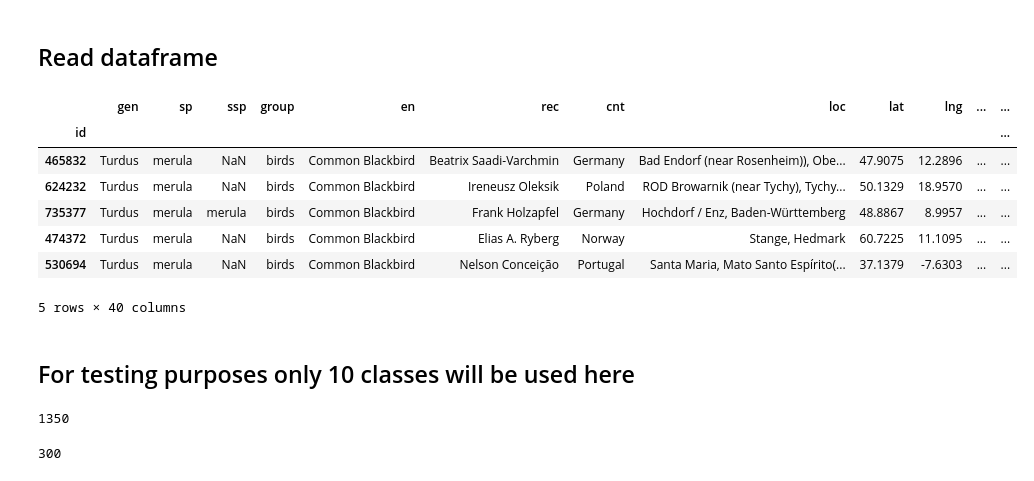
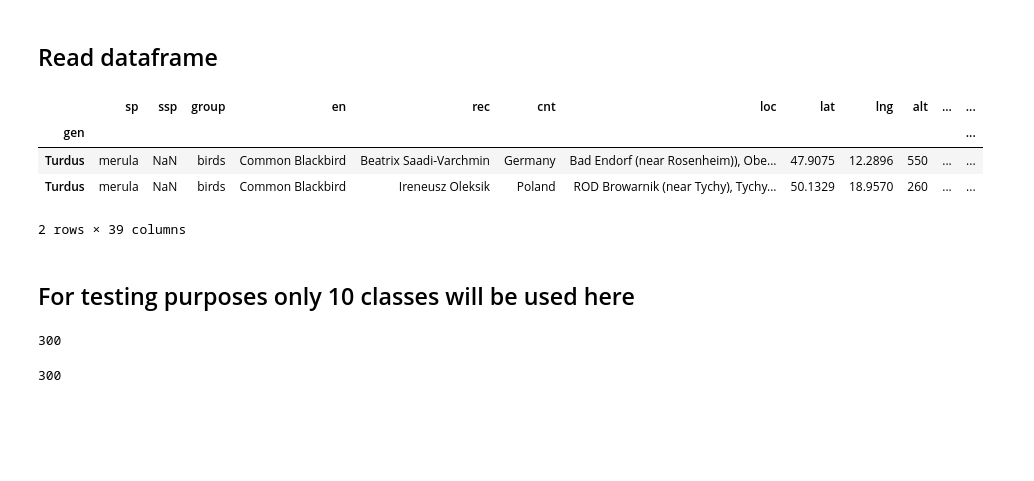
Before and after one commit to lukas-bert/CNN-based-Bird-Audio-Classification, a Jupyter notebook: workflow/notebooks/preprocessing.ipynb, the cells around one changed output. Cells and saved outputs as stored; diff of their text form; code cells hidden in the pictures; blank space fills up the shorter version.

```diff
--- a/workflow/notebooks/preprocessing.ipynb
+++ b/workflow/notebooks/preprocessing.ipynb
@@ -60,24 +74,21 @@ Num GPUs Available:  1
 # %% [markdown]
 ## Read dataframe
 # %%
-df = pd.read_csv(XC_ROOTDIR + 'dataset_test_download.csv', index_col = 0)
-
-df.head()
+df = pd.read_csv(XC_ROOTDIR + 'dataset10.csv', index_col = 0)
+df["fullfilename"] = "../" + df["fullfilename"]
+df.head(2)
 # %% [output]
-|  | gen | sp | ssp | group | en | rec | cnt | loc | lat | lng | ... | ... |
-| id |  |  |  |  |  |  |  |  |  |  |  | ... |
-| 465832 | Turdus | merula | NaN | birds | Common Blackbird | Beatrix Saadi-Varchmin | Germany | Bad Endorf (near Rosenheim)), Obe... | 47.9075 | 12.2896 | ... | ... |
-| 624232 | Turdus | merula | NaN | birds | Common Blackbird | Ireneusz Oleksik | Poland | ROD Browarnik (near Tychy), Tychy... | 50.1329 | 18.9570 | ... | ... |
-| 735377 | Turdus | merula | merula | birds | Common Blackbird | Frank Holzapfel | Germany | Hochdorf / Enz, Baden-Württemberg | 48.8867 | 8.9957 | ... | ... |
-| 474372 | Turdus | merula | NaN | birds | Common Blackbird | Elias A. Ryberg | Norway | Stange, Hedmark | 60.7225 | 11.1095 | ... | ... |
-| 530694 | Turdus | merula | NaN | birds | Common Blackbird | Nelson Conceição | Portugal | Santa Maria, Mato Santo Espírito(... | 37.1379 | -7.6303 | ... | ... |
+|  | sp | ssp | group | en | rec | cnt | loc | lat | lng | alt | ... | ... |
+| gen |  |  |  |  |  |  |  |  |  |  |  | ... |
+| Turdus | merula | NaN | birds | Common Blackbird | Beatrix Saadi-Varchmin | Germany | Bad Endorf (near Rosenheim)), Obe... | 47.9075 | 12.2896 | 550 | ... | ... |
+| Turdus | merula | NaN | birds | Common Blackbird | Ireneusz Oleksik | Poland | ROD Browarnik (near Tychy), Tychy... | 50.1329 | 18.9570 | 260 | ... | ... |
-5 rows × 40 columns
+2 rows × 39 columns
 # %% [markdown]
 ## For testing purposes only 10 classes will be used here
 # %%
 len(df)
 # %% [output]
-1350
+300
 # %%
 species = np.unique(df["en"])
 species[:10]
```
Also changed, not shown: parts of 14 cells of this notebook, 4 other files.
